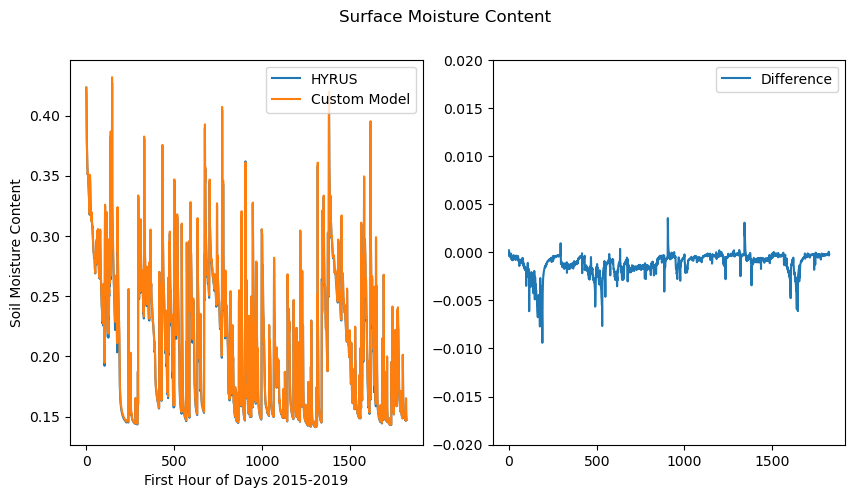
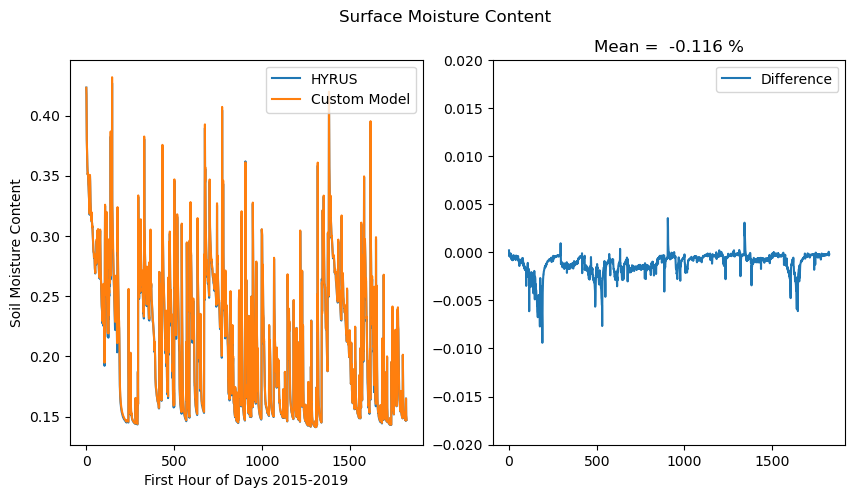
Code edit (unified diff) that turned the first committed figure into the second:
--- before
+++ after
@@ -17,4 +17,5 @@
 axs[1].plot(theta_hydrus-theta_custom,label='Difference')
 axs[1].set_ylim([-0.02,0.02])
+axs[1].set_title(f'Mean =  {np.mean(theta_hydrus-theta_custom)* 100:.3f} %')
 #plt.plot(theta_custom,label='Custom Model')
 axs[0].set_xlabel('First Hour of Days 2015-2019')

Commit: mean dif is % 0.1 for txson at surface